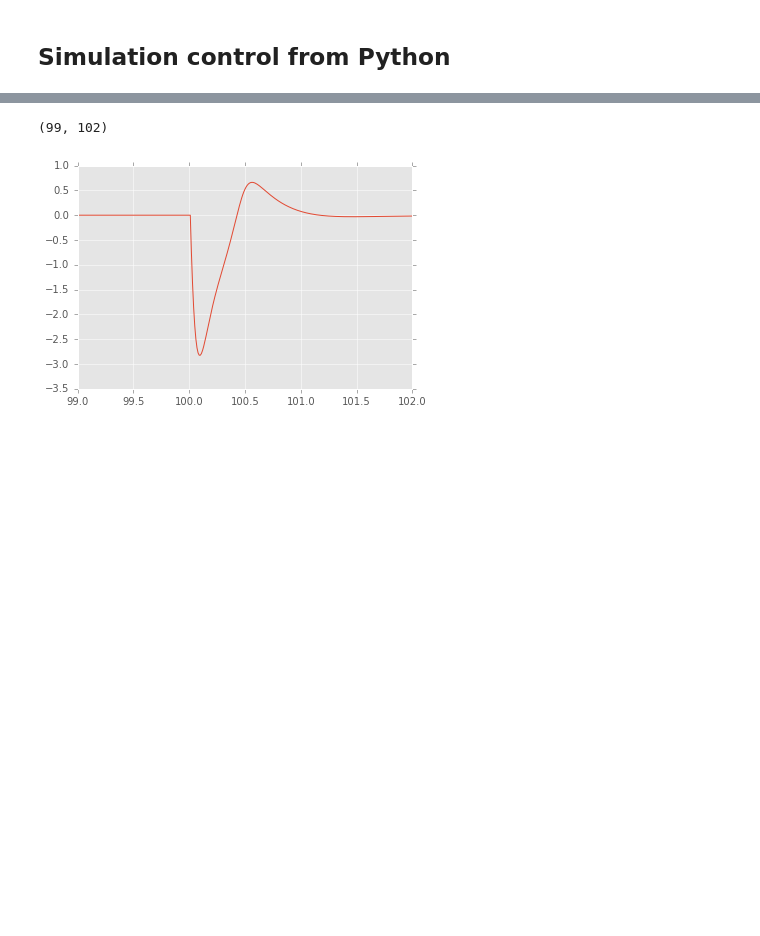
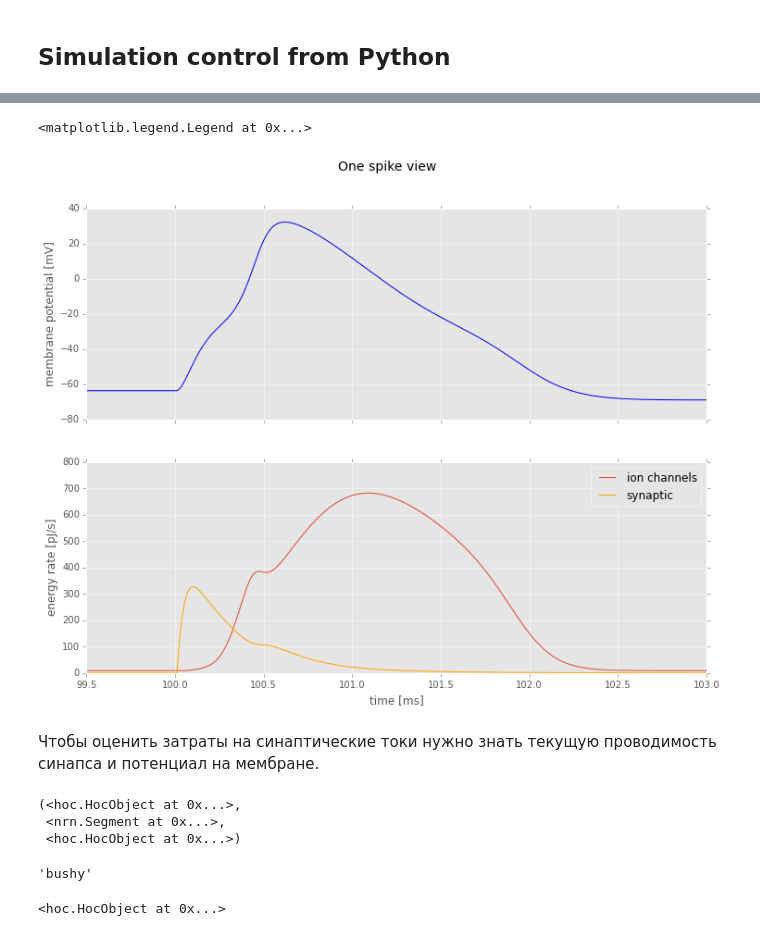
Before and after one commit to abrazhe/OC2, a Jupyter notebook: RM03-modfiles/EnergyCalc-pointmodels.ipynb, the cells around one changed output, grey strips where cells are left out. Saved outputs shown, nothing was run; the diff lists cells and outputs as text; code cells hidden in the pictures; blank space fills up the shorter version.

```diff
--- a/RM03-modfiles/EnergyCalc-pointmodels.ipynb
+++ b/RM03-modfiles/EnergyCalc-pointmodels.ipynb
@@ -436,6 +464,0 @@ data = go()
-# %%
-plot(data[0], data[-1])
-xlim(99,102)
-# %% [output]
-(99, 102)
-[figure, removed]
@@ -446,0 +465,11 @@ def synaptic_curr2pJ(isyn,v,ena=50):
+# %%
+plot_traj(data)
+xlim(99.5,103)
+xlabel('time [ms]')
+suptitle('One spike view',size=14)
+setp(gcf().axes[0], ylabel='membrane potential [mV]')
+setp(gcf().axes[1], ylabel='energy rate [pJ/s]')
+legend()
+# %% [output]
+<matplotlib.legend.Legend at 0x...>
+[figure, added]
@@ -446,0 +478,17 @@ def synaptic_curr2pJ(isyn,v,ena=50):
+# %% [markdown]
+Чтобы оценить затраты на синаптические токи нужно знать текущую проводимость синапса и потенциал на мембране.
+# %%
+x = s.loc
+x, bushy(0.5), s
+# %% [output]
+(<hoc.HocObject at 0x...>,
+ <nrn.Segment at 0x...>,
+ <hoc.HocObject at 0x...>)
+# %%
+bushy.name()
+# %% [output]
+'bushy'
+# %%
+s.get_loc
+# %% [output]
+<hoc.HocObject at 0x...>
```
Also changed, not shown: parts of 12 cells of this notebook.
